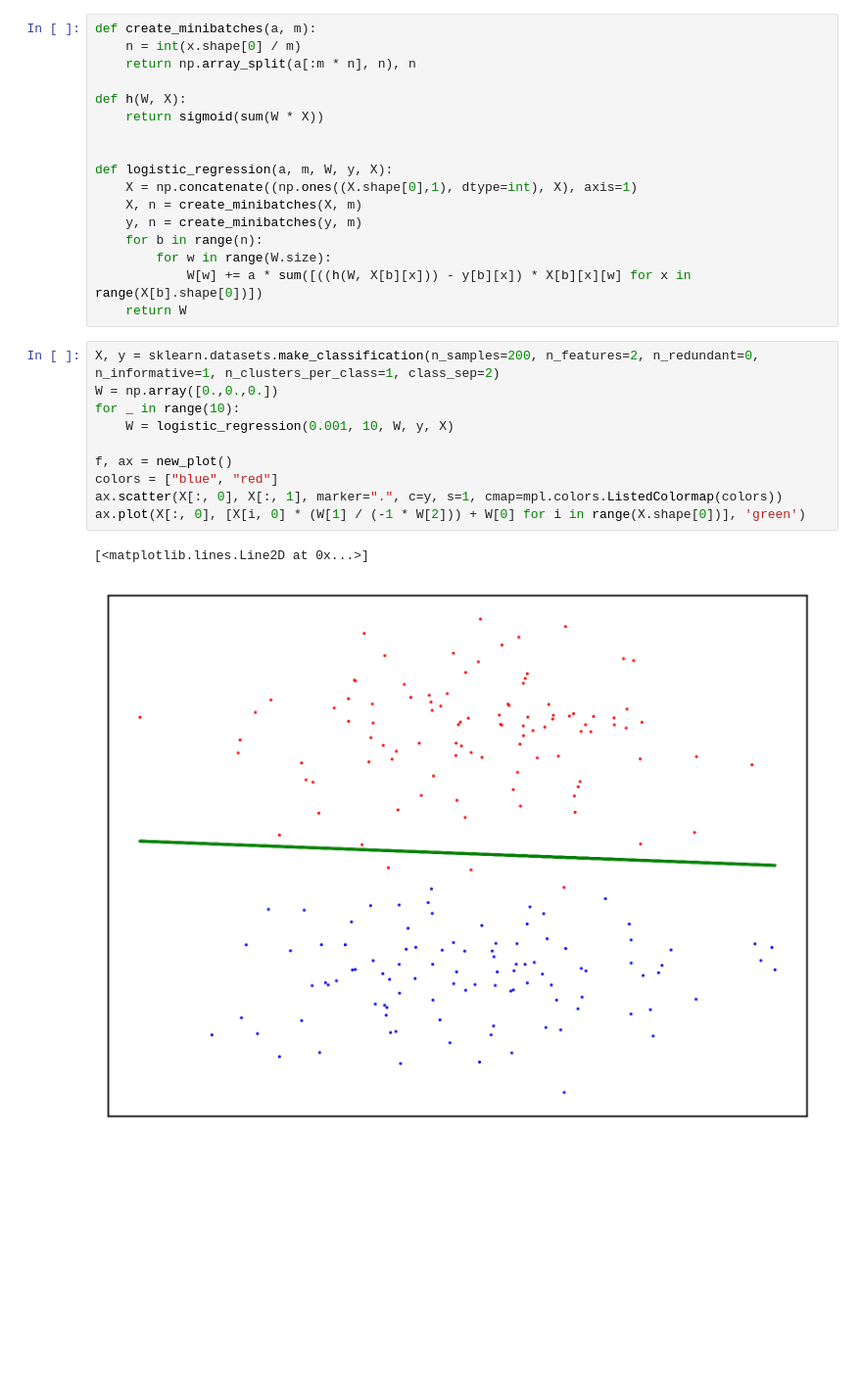
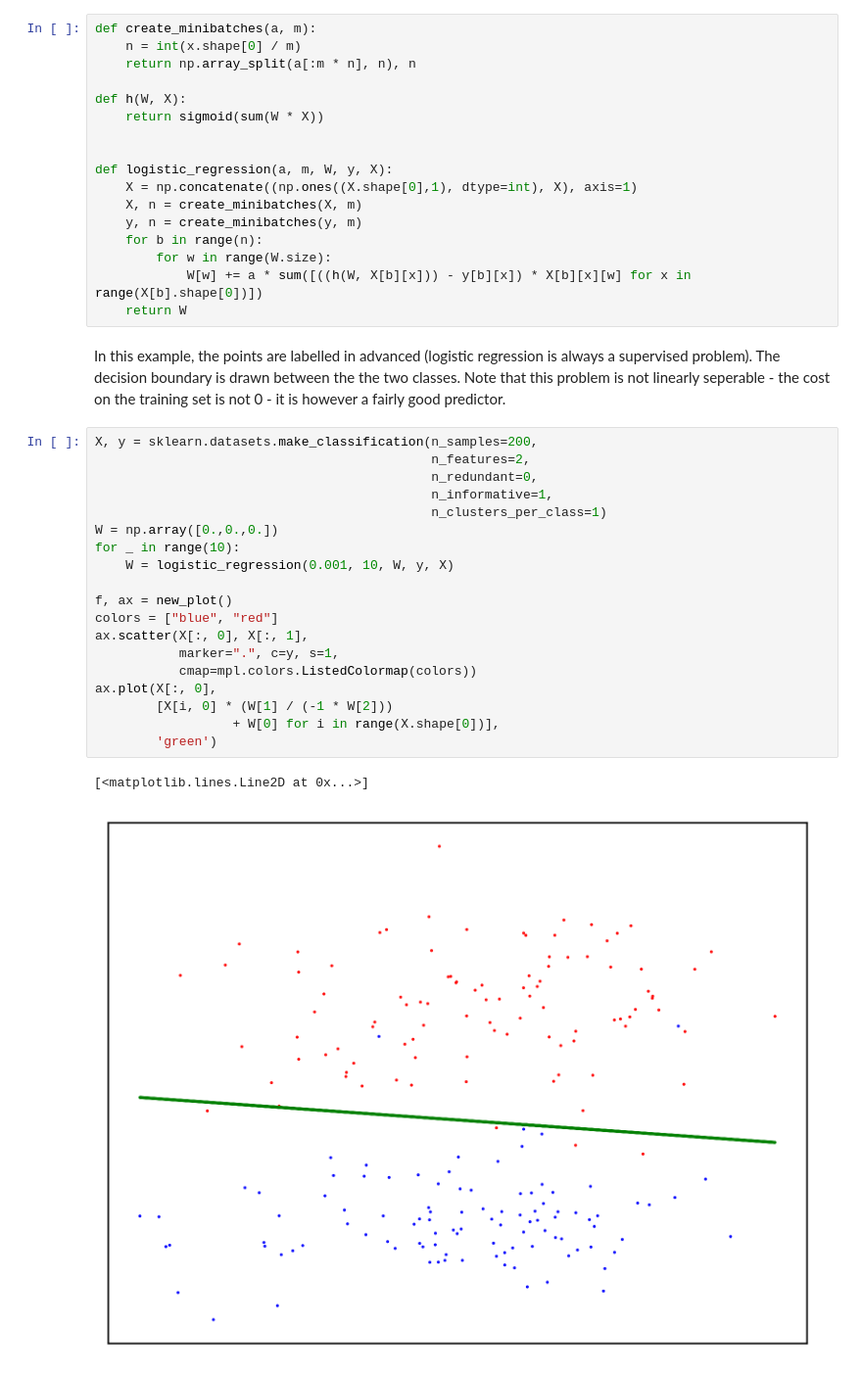
Before and after one commit to alexanderneville/MLAI_notebooks, a Jupyter notebook: notebooks/classification.ipynb, the cells around one changed output. Shown: that part at 98% size. Saved outputs shown, nothing was run; the diff lists cells and outputs as text; blank space fills up the shorter version.

Commit message:
tidy classification notebook

```diff
--- a/notebooks/classification.ipynb
+++ b/notebooks/classification.ipynb
@@ -81,16 +97,27 @@ def logistic_regression(a, m, W, y, X):
         for w in range(W.size):
             W[w] += a * sum([((h(W, X[b][x])) - y[b][x]) * X[b][x][w] for x in range(X[b].shape[0])])
     return W
-# %%
-X, y = sklearn.datasets.make_classification(n_samples=200, n_features=2, n_redundant=0, n_informative=1, n_clusters_per_class=1, class_sep=2)
-W = np.array([0.,0.,0.])
-for _ in range(10):
-    W = logistic_regression(0.001, 10, W, y, X)
-
-f, ax = new_plot()
-colors = ["blue", "red"]
-ax.scatter(X[:, 0], X[:, 1], marker=".", c=y, s=1, cmap=mpl.colors.ListedColormap(colors))
-ax.plot(X[:, 0], [X[i, 0] * (W[1] / (-1 * W[2])) + W[0] for i in range(X.shape[0])], 'green')
-# %% [output]
-[<matplotlib.lines.Line2D at 0x...>]
-[figure, removed]
+# %% [markdown]
+In this example, the points are labelled in advanced (logistic regression is always a supervised problem). The decision boundary is drawn between the the two classes. Note that this problem is not linearly seperable - the cost on the training set is not 0 - it is however a fairly good predictor.
+# %%
+X, y = sklearn.datasets.make_classification(n_samples=200,
+                                            n_features=2,
+                                            n_redundant=0,
+                                            n_informative=1,
+                                            n_clusters_per_class=1)
+W = np.array([0.,0.,0.])
+for _ in range(10):
+    W = logistic_regression(0.001, 10, W, y, X)
+
+f, ax = new_plot()
+colors = ["blue", "red"]
+ax.scatter(X[:, 0], X[:, 1],
+           marker=".", c=y, s=1,
+           cmap=mpl.colors.ListedColormap(colors))
+ax.plot(X[:, 0],
+        [X[i, 0] * (W[1] / (-1 * W[2]))
+                  + W[0] for i in range(X.shape[0])],
+        'green')
+# %% [output]
+[<matplotlib.lines.Line2D at 0x...>]
+[figure, added]
```
Also changed, not shown: parts of 5 cells of this notebook.
